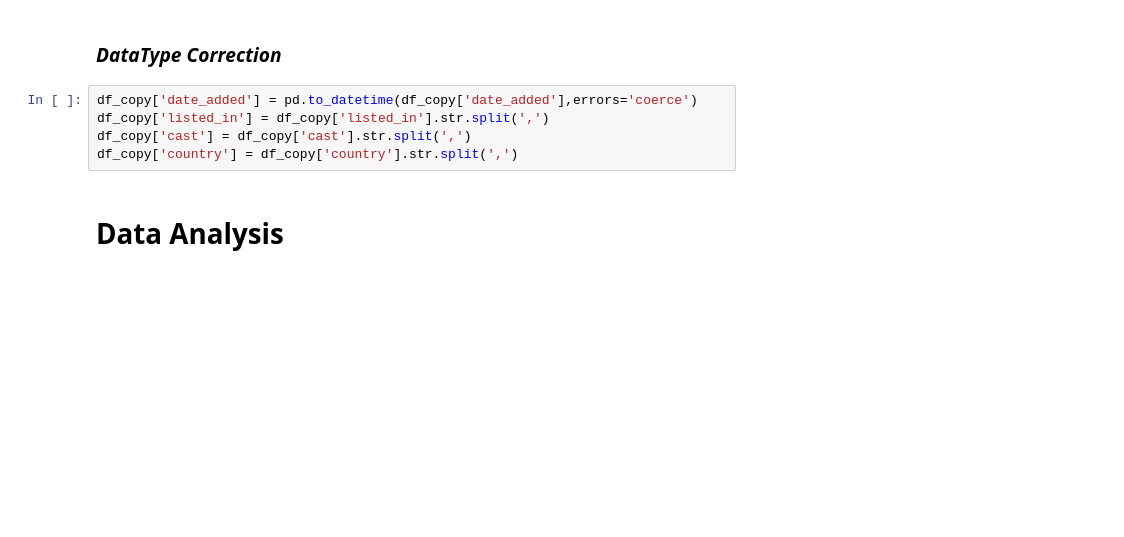
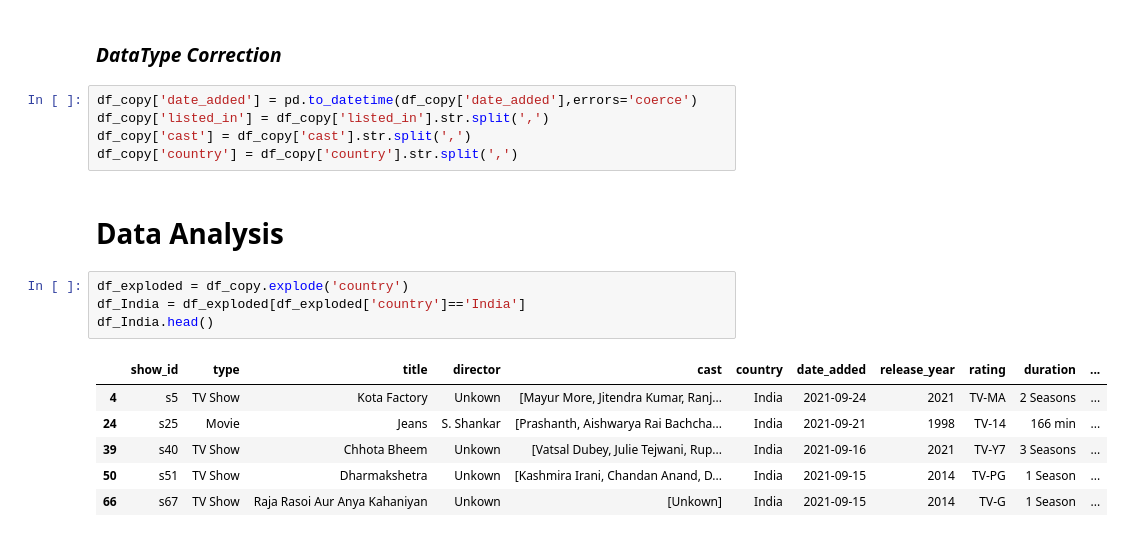
Before and after one commit to Abhaypanchal5/Data-Analytics-Portfolio, a Jupyter notebook: 04_End-To-End-Project/Netflix Analysis/NoteBook/notebook.ipynb, the cells around one changed output. Drawn from its saved outputs; the diff is of its cells as text; blank space fills up the shorter version.

```diff
--- a/04_End-To-End-Project/Netflix Analysis/NoteBook/notebook.ipynb
+++ b/04_End-To-End-Project/Netflix Analysis/NoteBook/notebook.ipynb
@@ -162,4 +162,15 @@ df_copy['cast'] = df_copy['cast'].str.split(',')
 df_copy['country'] = df_copy['country'].str.split(',')
 # %% [markdown]
 # **Data Analysis**
+# %%
+df_exploded = df_copy.explode('country')
+df_India = df_exploded[df_exploded['country']=='India']
+df_India.head()
+# %% [output]
+|  | show_id | type | title | director | cast | country | date_added | release_year | rating | duration | ... |
+| 4 | s5 | TV Show | Kota Factory | Unkown | [Mayur More, Jitendra Kumar, Ranj... | India | 2021-09-24 | 2021 | TV-MA | 2 Seasons | ... |
+| 24 | s25 | Movie | Jeans | S. Shankar | [Prashanth, Aishwarya Rai Bachcha... | India | 2021-09-21 | 1998 | TV-14 | 166 min | ... |
+| 39 | s40 | TV Show | Chhota Bheem | Unkown | [Vatsal Dubey, Julie Tejwani, Rup... | India | 2021-09-16 | 2021 | TV-Y7 | 3 Seasons | ... |
+| 50 | s51 | TV Show | Dharmakshetra | Unkown | [Kashmira Irani, Chandan Anand, D... | India | 2021-09-15 | 2014 | TV-PG | 1 Season | ... |
+| 66 | s67 | TV Show | Raja Rasoi Aur Anya Kahaniyan | Unkown | [Unkown] | India | 2021-09-15 | 2014 | TV-G | 1 Season | ... |
 # %% [markdown]
```
Also changed, not shown: parts of 5 cells of this notebook.
